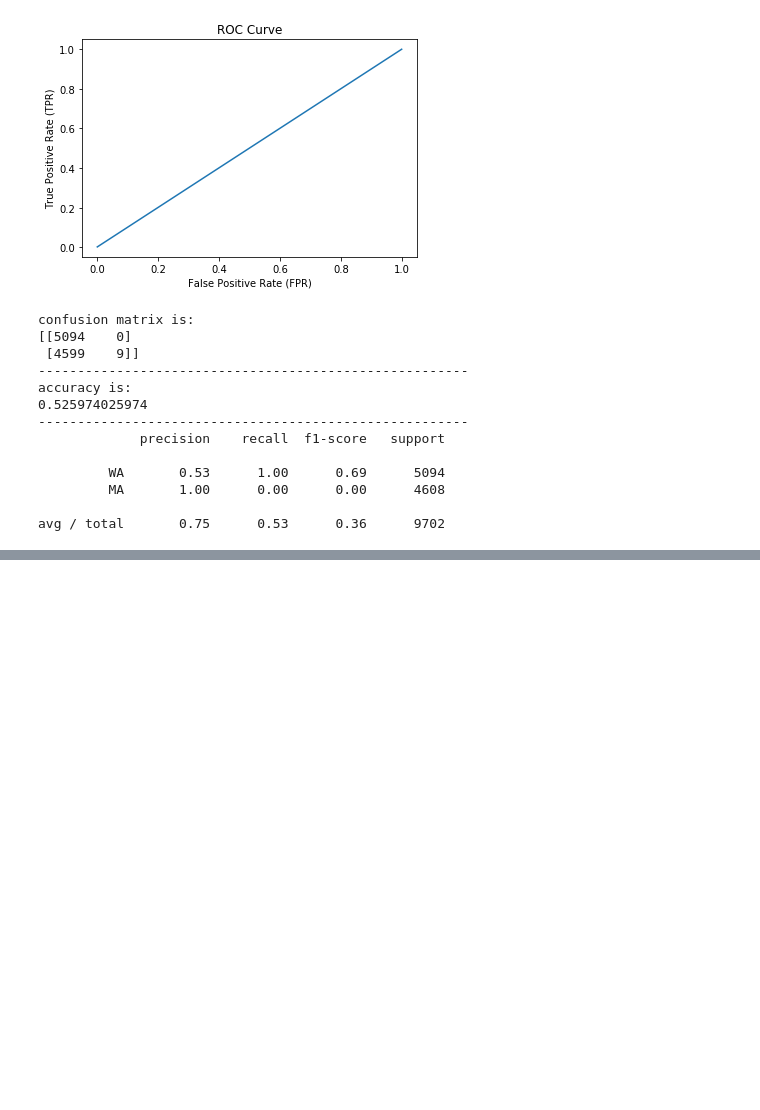
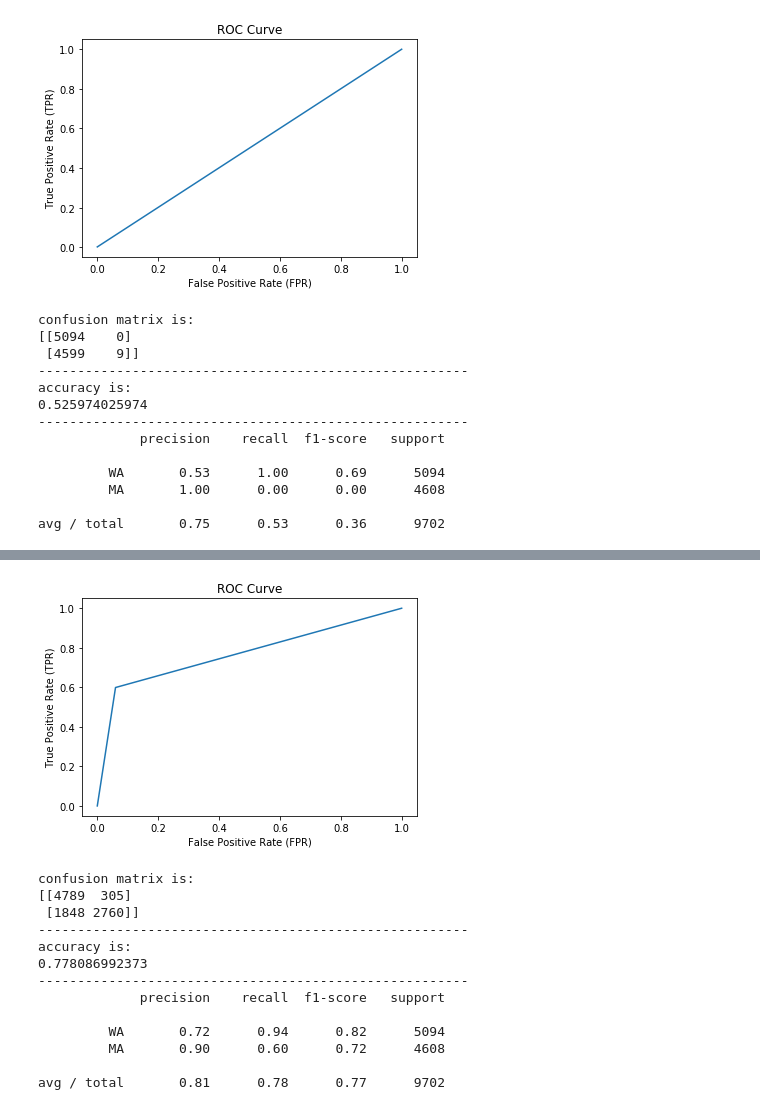
Before and after one commit to rczhen/EE219Project5, a Jupyter notebook: Project 5.ipynb, the cells around one changed output, grey strips where cells are left out. Cells and saved outputs as stored; diff of their text form; code cells hidden in the pictures; blank space fills up the shorter version.

```diff
--- a/Project 5.ipynb
+++ b/Project 5.ipynb
@@ -323,0 +377,20 @@ desiredknumber=knumber[np.argmax(scores)]
+# %%
+from sklearn.linear_model import LogisticRegression
+logreg=LogisticRegression()
+# %%
+printusefulinfo(logreg,X_train,y_train,X_test,y_test)
+# %% [output]
+[figure, added]
+confusion matrix is:
+[[4789  305]
+ [1848 2760]]
+-------------------------------------------------------
+accuracy is:
+0.778086992373
+-------------------------------------------------------
+             precision    recall  f1-score   support
+
+         WA       0.72      0.94      0.82      5094
+         MA       0.90      0.60      0.72      4608
+
+avg / total       0.81      0.78      0.77      9702
```
Also changed, not shown: parts of 9 cells of this notebook.
